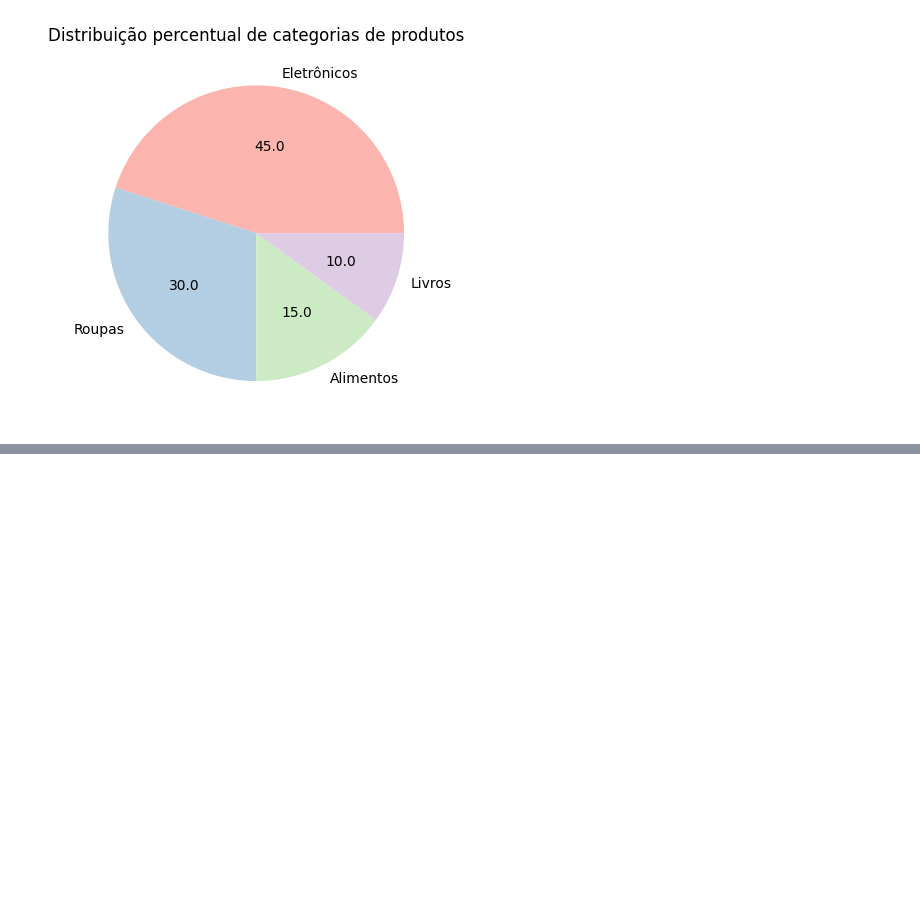
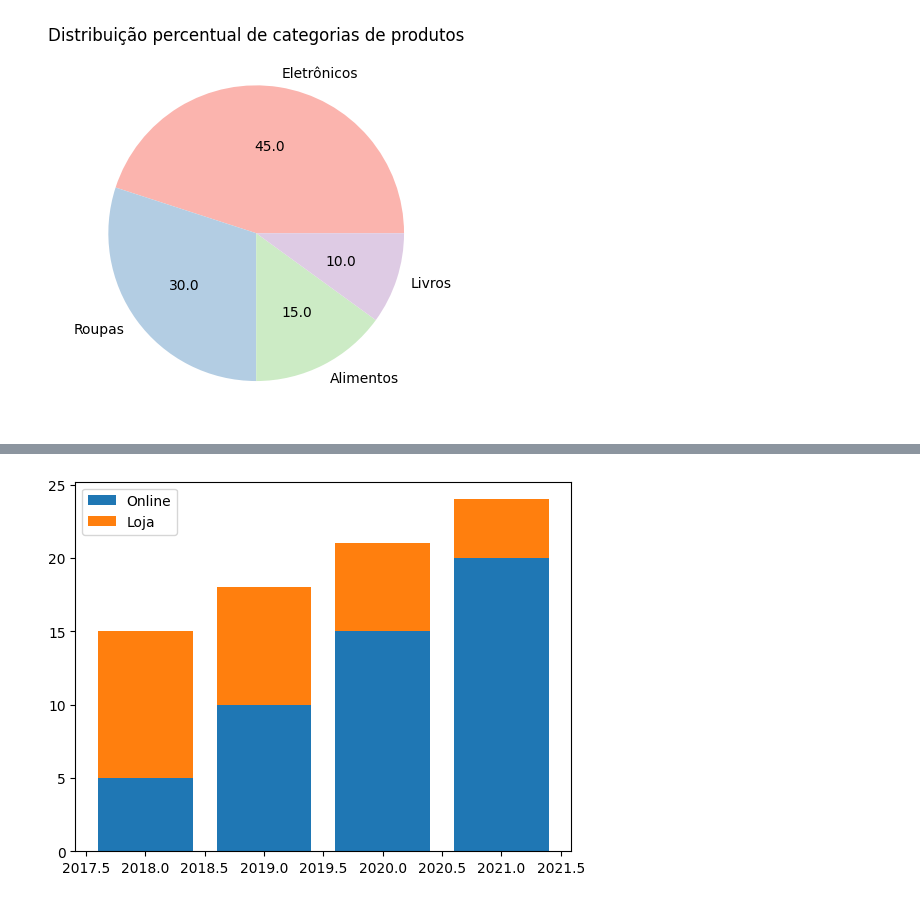
Before and after one commit to stephanyresque/Ciencia-de-dados-2, a Jupyter notebook: 28_10_24.ipynb, the cells around one changed output, grey strips where cells are left out. Cells and saved outputs as stored; diff of their text form; code cells hidden in the pictures; blank space fills up the shorter version.

```diff
--- a/28_10_24.ipynb
+++ b/28_10_24.ipynb
@@ -166,0 +182,9 @@ plt.show()
+# %%
+plt.bar(anos, vendas_online, label = 'Online')
+plt.bar(anos, vendas_loja, bottom = vendas_online, label = 'Loja')
+
+plt.legend()
+
+plt.show()
+# %% [output]
+[figure, added]
```
Also changed, not shown: parts of 14 cells of this notebook.
